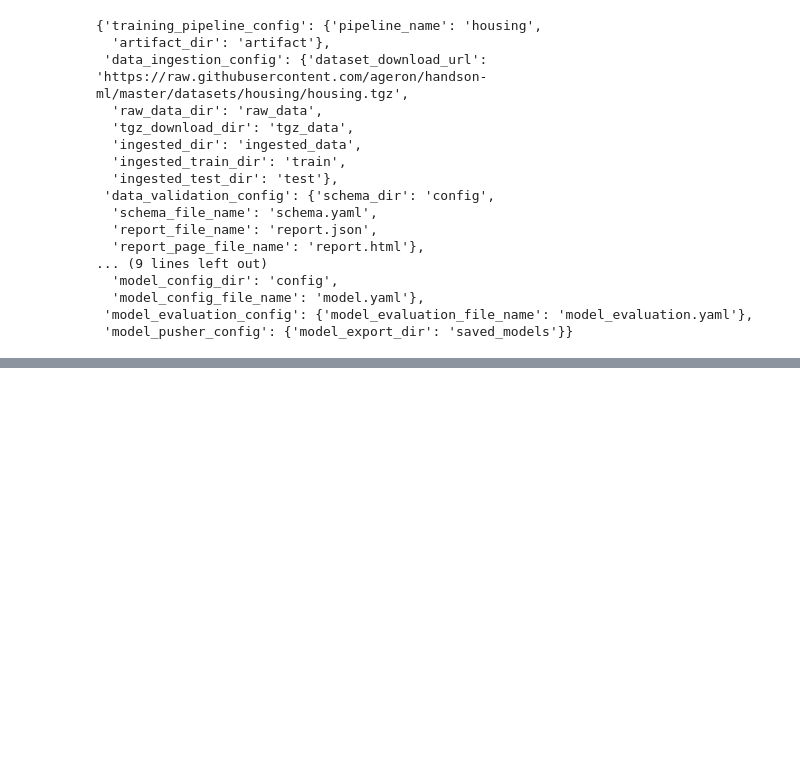
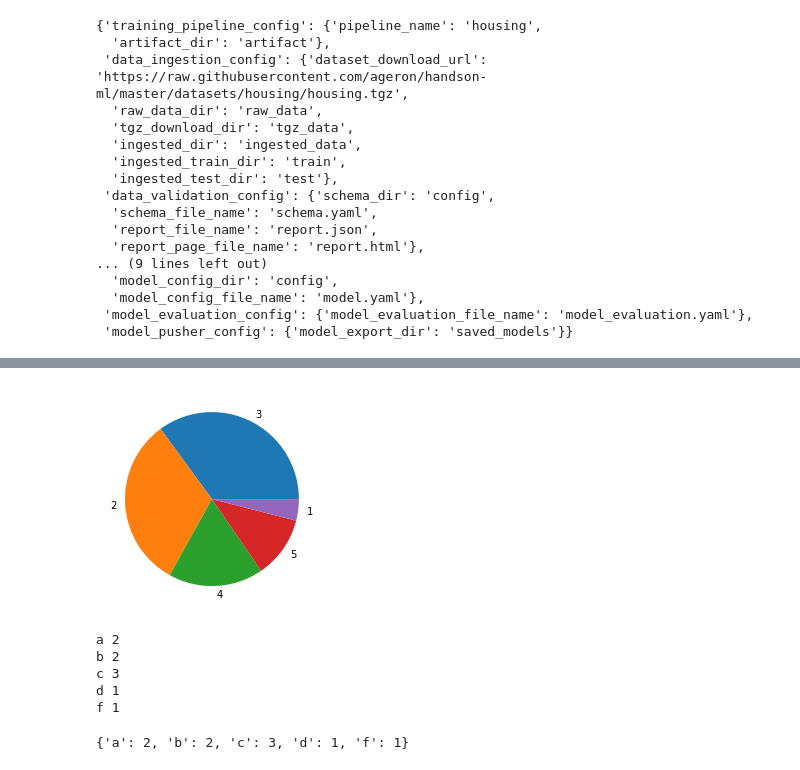
Before and after one commit to nitesh29ns/machine_learning_project, a Jupyter notebook: notebook/example.ipynb, the cells around one changed output, grey strips where cells are left out. Cells and saved outputs as stored; diff of their text form; code cells hidden in the pictures; blank space fills up the shorter version.

```diff
--- a/notebook/example.ipynb
+++ b/notebook/example.ipynb
@@ -122,0 +177,3 @@ Error:
+# %%
+test_df = housing.loc[test_ix]
+test_df
@@ -122,0 +210,4 @@ Error:
+# %%
+plt.pie(test_df.income_cat.value_counts(), labels= test_df.income_cat.value_counts().index);
+# %% [output]
+[figure, added]
@@ -122,0 +217,23 @@ Error:
+# %%
+d = {}
+for i in lst:
+    d[i] = 0
+    keys = list(d.keys())
+for i in lst:
+    for j in keys:
+        if i == j:
+            d[i] +=1
+        else:
+            d[i]
+for i in keys:
+    print(i,d[i])
+# %% [output]
+a 2
+b 2
+c 3
+d 1
+f 1
+# %%
+d
+# %% [output]
+{'a': 2, 'b': 2, 'c': 3, 'd': 1, 'f': 1}
```
Also changed, not shown: parts of 25 cells of this notebook, 6 other files.
